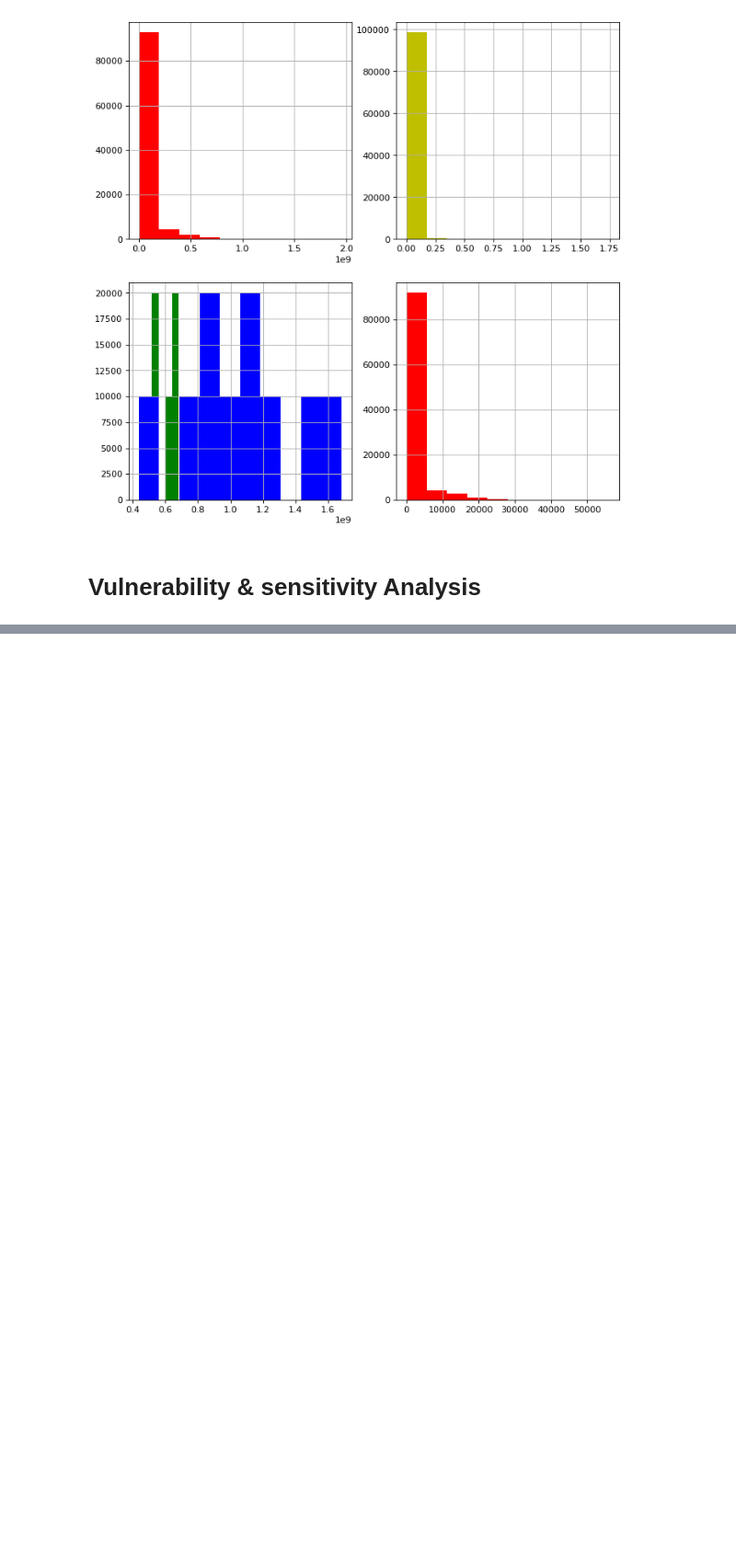
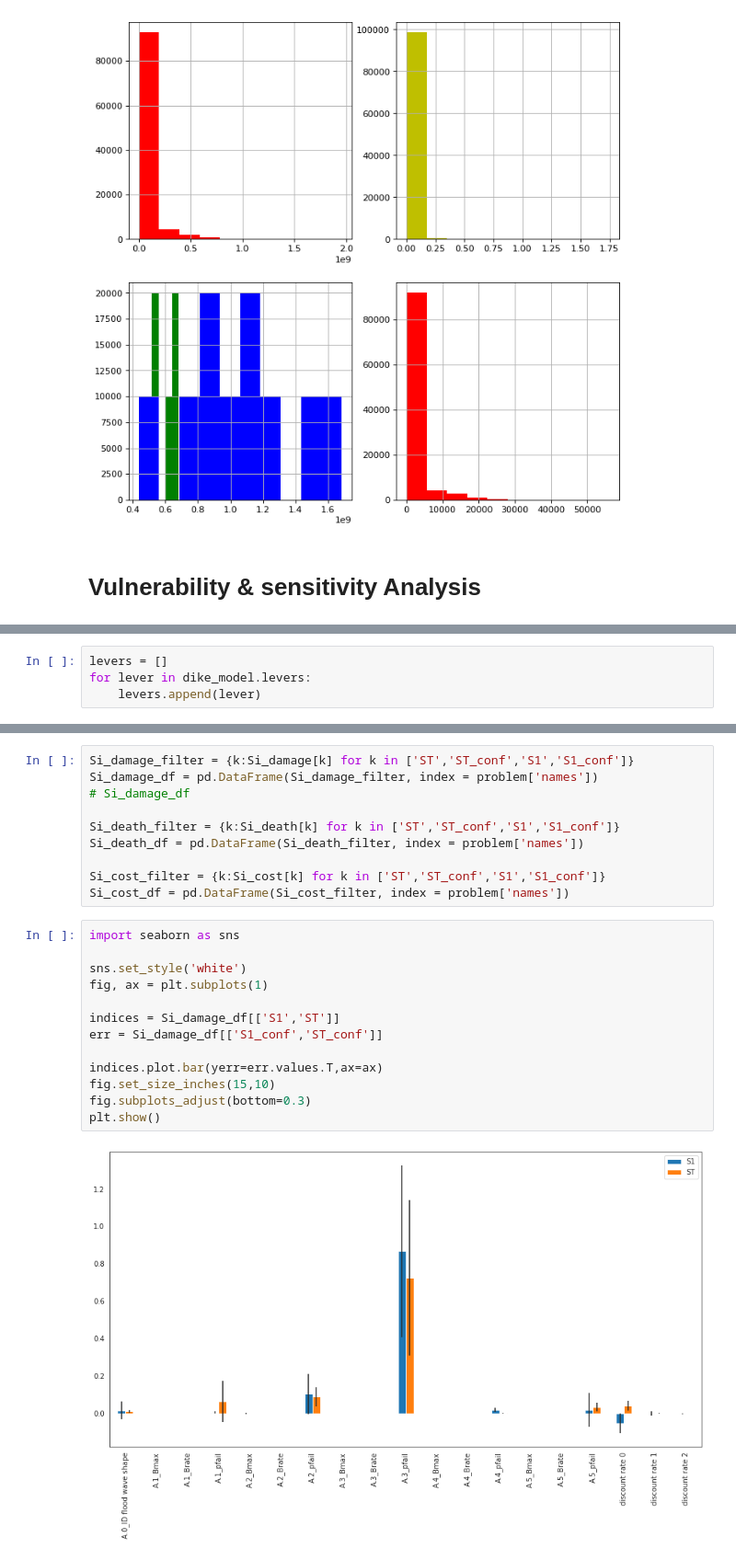
Before and after one commit to triple-capacho/EPA1361, a Jupyter notebook: final assignment/FinalRunNeat.ipynb, the cells around one changed output, grey strips where cells are left out. Shown at 92% size. Cells and saved outputs as stored; diff of their text form; blank space fills up the shorter version.

```diff
--- a/final assignment/FinalRunNeat.ipynb
+++ b/final assignment/FinalRunNeat.ipynb
@@ -190,0 +292,4 @@ data_r10['total-evacuation'].hist(color="r")
+# %%
+levers = []
+for lever in dike_model.levers:
+    levers.append(lever)
@@ -190,0 +309,25 @@ data_r10['total-evacuation'].hist(color="r")
+# %%
+Si_damage_filter = {k:Si_damage[k] for k in ['ST','ST_conf','S1','S1_conf']}
+Si_damage_df = pd.DataFrame(Si_damage_filter, index = problem['names'])
+# Si_damage_df
+
+Si_death_filter = {k:Si_death[k] for k in ['ST','ST_conf','S1','S1_conf']}
+Si_death_df = pd.DataFrame(Si_death_filter, index = problem['names'])
+
+Si_cost_filter = {k:Si_cost[k] for k in ['ST','ST_conf','S1','S1_conf']}
+Si_cost_df = pd.DataFrame(Si_cost_filter, index = problem['names'])
+# %%
+import seaborn as sns
+
+sns.set_style('white')
+fig, ax = plt.subplots(1)
+
+indices = Si_damage_df[['S1','ST']]
+err = Si_damage_df[['S1_conf','ST_conf']]
+
+indices.plot.bar(yerr=err.values.T,ax=ax)
+fig.set_size_inches(15,10)
+fig.subplots_adjust(bottom=0.3)
+plt.show()
+# %% [output]
+[figure, added]
```
Also changed, not shown: parts of 14 cells of this notebook, 4 other files.
